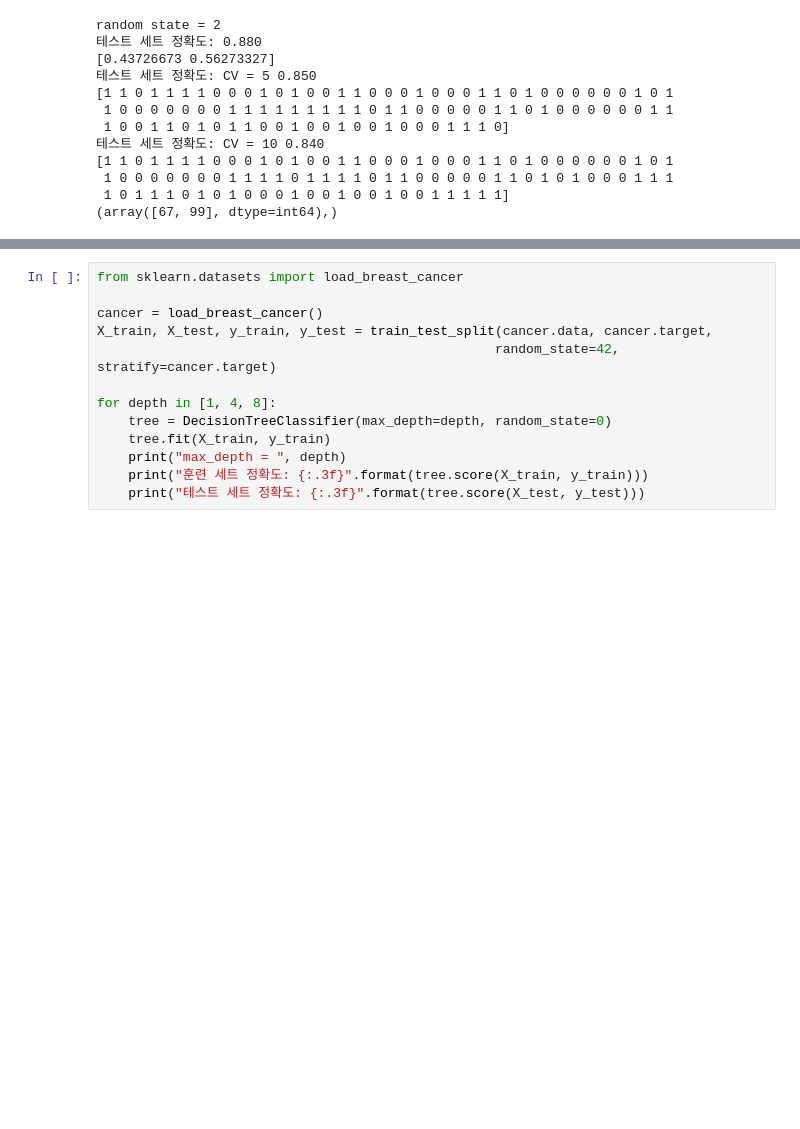
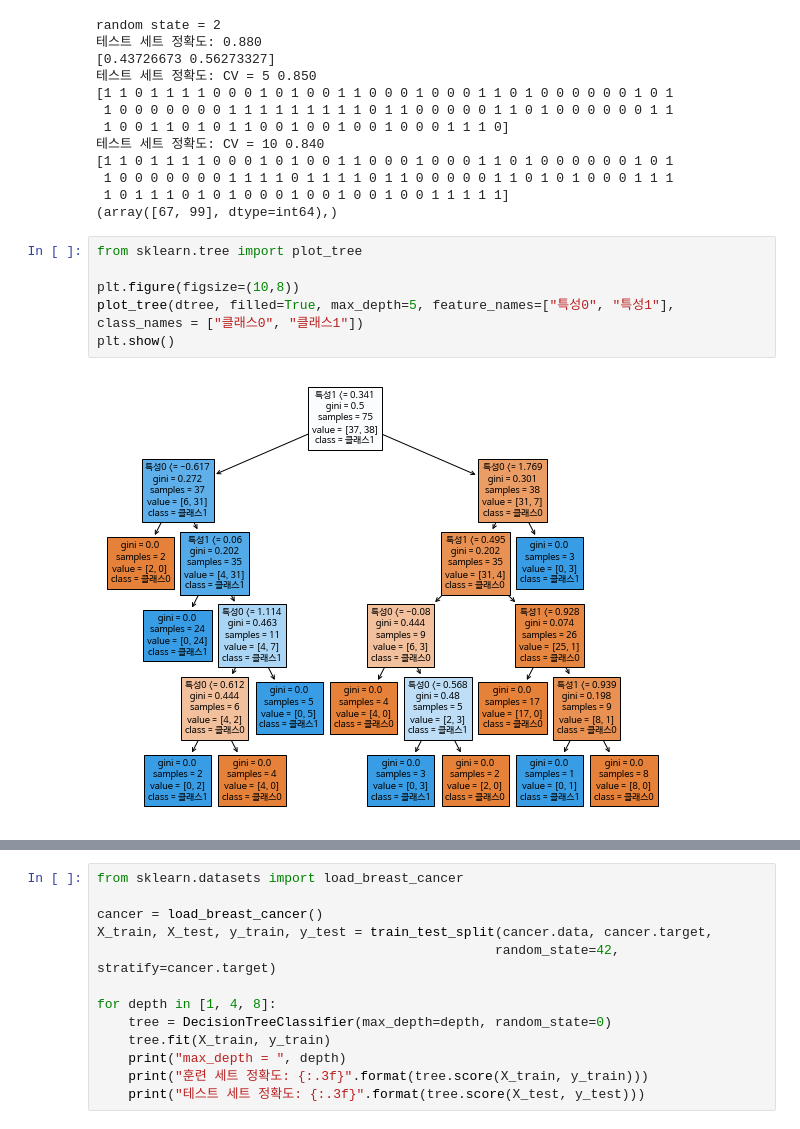
Before and after one commit to comet08/Machine_Learning, a Jupyter notebook: 4주차/DecisionTree.ipynb, the cells around one changed output, grey strips where cells are left out. Saved outputs shown, nothing was run; the diff lists cells and outputs as text; blank space fills up the shorter version.

```diff
--- a/4주차/DecisionTree.ipynb
+++ b/4주차/DecisionTree.ipynb
@@ -242,6 +252,14 @@ random state = 2
  1 0 0 0 0 0 0 0 1 1 1 1 0 1 1 1 1 0 1 1 0 0 0 0 0 1 1 0 1 0 1 0 0 0 1 1 1
  1 0 1 1 1 0 1 0 1 0 0 0 1 0 0 1 0 0 1 0 0 1 1 1 1 1]
 (array([67, 99], dtype=int64),)
+# %%
+from sklearn.tree import plot_tree
+
+plt.figure(figsize=(10,8))
+plot_tree(dtree, filled=True, max_depth=5, feature_names=["특성0", "특성1"], class_names = ["클래스0", "클래스1"])
+plt.show()
+# %% [output]
+[figure, added]
 # %% [markdown]
 ##### 게시판 질문...
 
```
Also changed, not shown: parts of 3 cells of this notebook.
